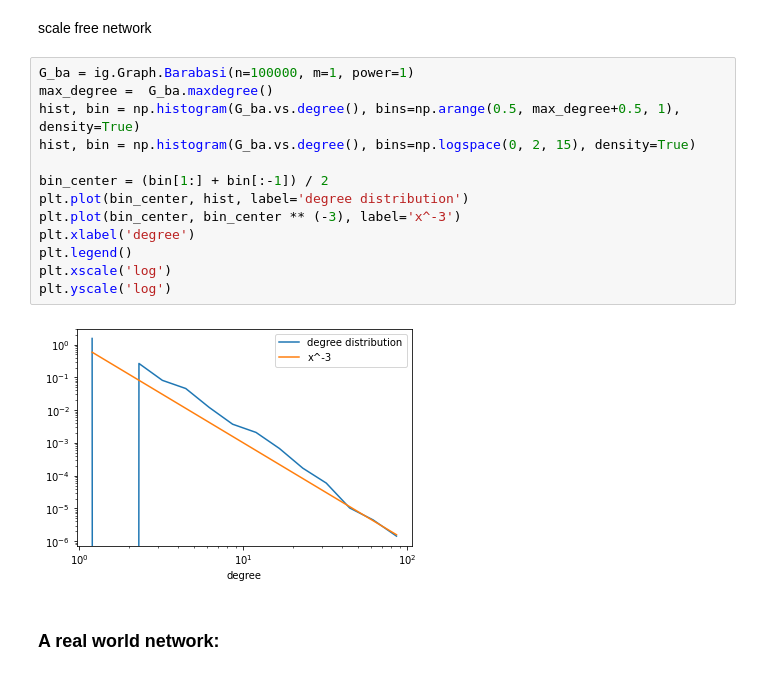
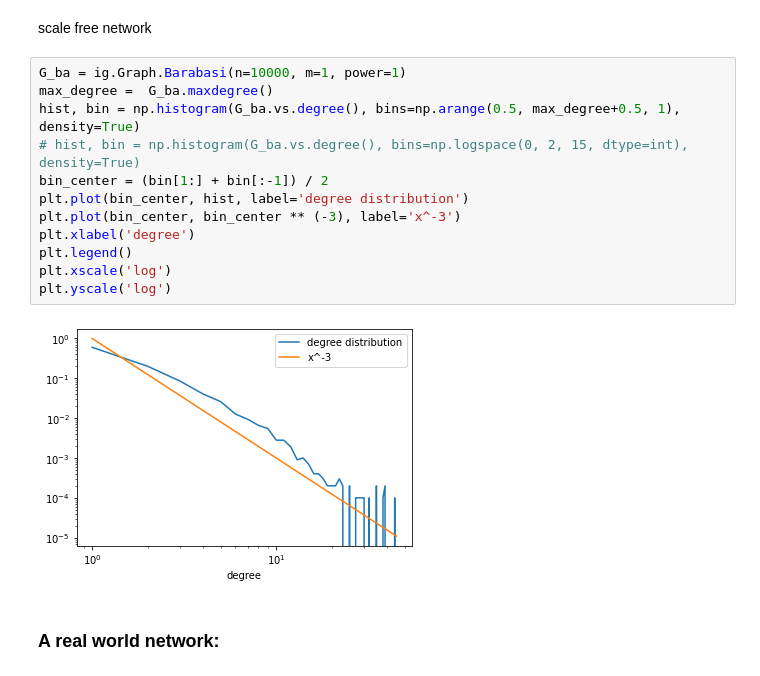
Before and after one commit to AlexMa123/BIU-Computational-Physics-2022, a Jupyter notebook: Lecture4 - Network.ipynb, the cells around one changed output. Saved outputs shown, nothing was run; the diff lists cells and outputs as text.

```diff
--- a/Lecture4 - Network.ipynb
+++ b/Lecture4 - Network.ipynb
@@ -315,20 +334,19 @@ plt.show()
 # %% [markdown]
 scale free network
 # %%
-G_ba = ig.Graph.Barabasi(n=100000, m=1, power=1)
+G_ba = ig.Graph.Barabasi(n=10000, m=1, power=1)
 max_degree =  G_ba.maxdegree()
 hist, bin = np.histogram(G_ba.vs.degree(), bins=np.arange(0.5, max_degree+0.5, 1), density=True)
-hist, bin = np.histogram(G_ba.vs.degree(), bins=np.logspace(0, 2, 15), density=True)
-
+# hist, bin = np.histogram(G_ba.vs.degree(), bins=np.logspace(0, 2, 15, dtype=int), density=True)
 bin_center = (bin[1:] + bin[:-1]) / 2
 plt.plot(bin_center, hist, label='degree distribution')
 plt.plot(bin_center, bin_center ** (-3), label='x^-3')
 plt.xlabel('degree')
 plt.legend()
 plt.xscale('log')
 plt.yscale('log')
 # %% [output]
-[figure, old version]
+[figure, new version]
 # %% [markdown]
 ### A real world network:
 # %%
```
Also changed, not shown: parts of 14 cells of this notebook.
